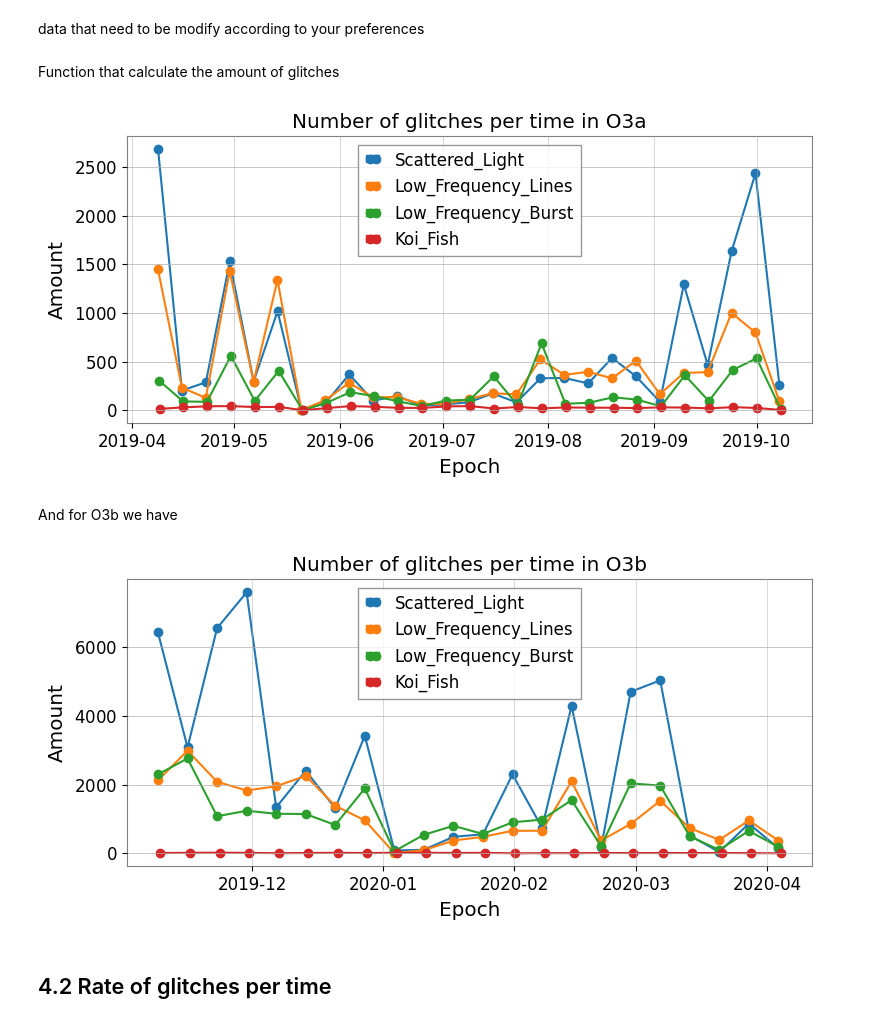
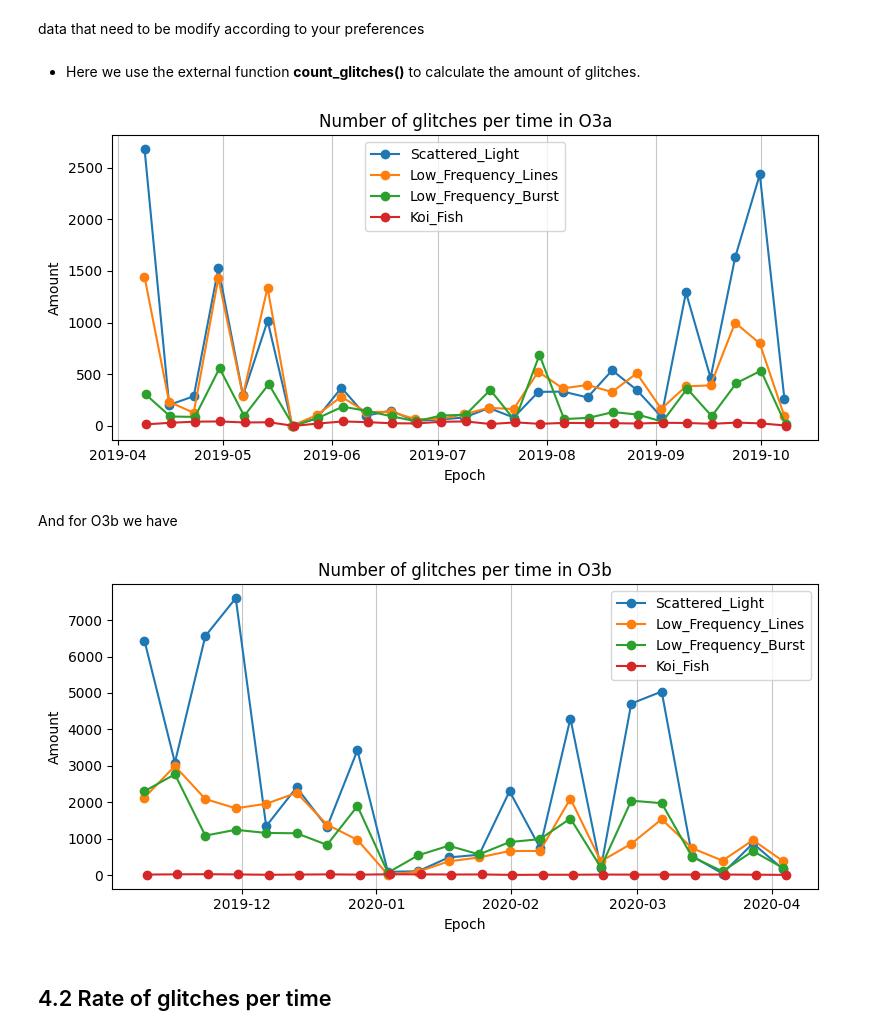
Before and after one commit to physerikc/gravitational-waves, a Jupyter notebook: glitch_statistic_O3run.ipynb, the cells around one changed output. Cells and saved outputs as stored; diff of their text form; code cells hidden in the pictures.

```diff
--- a/glitch_statistic_O3run.ipynb
+++ b/glitch_statistic_O3run.ipynb
@@ -156,4 +152,4 @@ interval = 7*24*3600           # seconds in a week
 glitches_number = 4
 glitches_chosen = ['Scattered_Light', 'Low_Frequency_Lines', 'Low_Frequency_Burst', 'Koi_Fish']
 # %% [markdown]
-Function that calculate the amount of glitches
+* Here we use the external function **count_glitches()** to calculate the amount of glitches.
@@ -175,28 +157,40 @@ def count_glitches(data, glitch_name):
 plt.figure(figsize=(8, 4))
 
 for glit in glitches_chosen:
-  counts, bins_dt = count_glitches(init_data_O3a, glit)
+  counts, bins_dt = sf.count_glitches(init_data_O3a, glit, interval)
 
   plt.plot(bins_dt, counts, marker='o', linestyle='-', label=glit)
 
+plt.title('Number of glitches per time in O3a')
+plt.xlabel('Epoch')
+plt.ylabel('Amount')
+
+plt.grid(axis='x', linestyle='-', alpha=0.7)
+plt.tight_layout()
 plt.legend()
-plot_config("Number of glitches per time in O3a", "Epoch", "Amount")
+plt.show()
 # %% [output]
-[figure, old version]
+[figure, new version]
 # %% [markdown]
 And for O3b we have
 # %%
 plt.figure(figsize=(8, 4))
 
 for glit in glitches_chosen:
-  counts, bins_dt = count_glitches(init_data_O3b, glit)
+  counts, bins_dt = sf.count_glitches(init_data_O3b, glit, interval)
 
   plt.plot(bins_dt, counts, marker='o', linestyle='-', label=glit)
 
+plt.title('Number of glitches per time in O3b')
+plt.xlabel('Epoch')
+plt.ylabel('Amount')
+
+plt.grid(axis='x', linestyle='-', alpha=0.7)
+plt.tight_layout()
 plt.legend()
-plot_config("Number of glitches per time in O3b", "Epoch", "Amount")
+plt.show()
 # %% [output]
-[figure, old version]
+[figure, new version]
 # %% [markdown]
 ## 4.2 Rate of glitches per time
 # %% [markdown]
```
Also changed, not shown: parts of 19 cells of this notebook, 1 other file.
